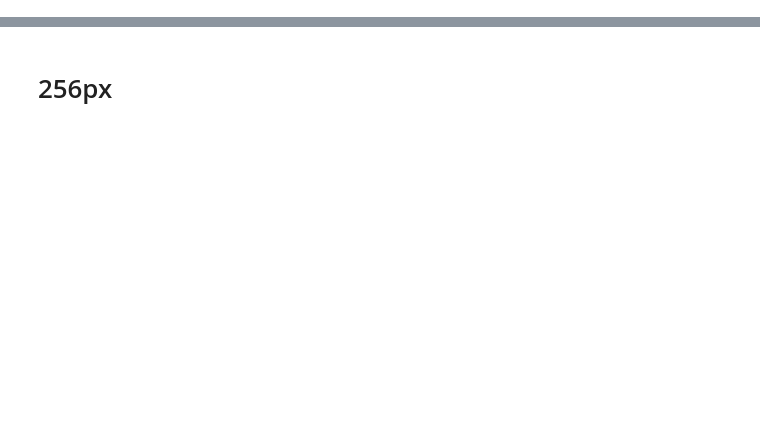
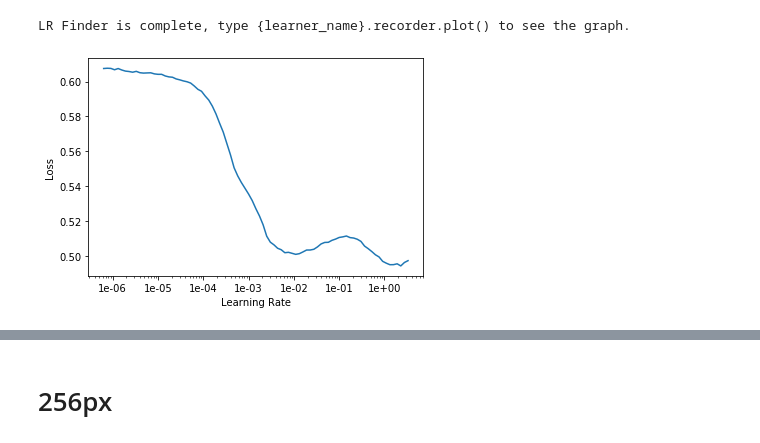
Before and after one commit to mameli/Artifact_Removal_GAN, a Jupyter notebook: unet_with_mobileNet.ipynb, the cells around one changed output, grey strips where cells are left out. Saved outputs shown, nothing was run; the diff lists cells and outputs as text; code cells hidden in the pictures; blank space fills up the shorter version.

```diff
--- a/unet_with_mobileNet.ipynb
+++ b/unet_with_mobileNet.ipynb
@@ -74,3 +92,7 @@ dataset/DIV2K_train_LR_mild
 model = geffnet.mobilenetv3_100
 # model = models.resnet34
 # model= geffnet.efficientnet_b4
+# %%
+# loss_func = FeatureLoss()
+loss_func = msssim
+# loss_func = calculate_frechet_distance
@@ -76,0 +101,8 @@ model = geffnet.mobilenetv3_100
+# %%
+bs=10
+sz=128
+lr = 1e-2
+wd = 1e-3
+epochs = 5
+# %%
+data_gen = get_DIV2k_data(path_lowRes_x8, bs=bs, sz=sz)
@@ -76,0 +114,20 @@ model = geffnet.mobilenetv3_100
+# %%
+wandbCallbacks = False
+
+if wandbCallbacks:
+    import wandb
+    from wandb.fastai import WandbCallback
+    config={"batch_size": bs,
+            "img_size": (sz, sz),
+            "learning_rate": lr,
+            "weight_decay": wd,
+            "num_epochs": epochs
+    }
+    wandb.init(project='SuperRes', config=config, id="gen_mobilenetV3_SSIM"+ datetime.now().strftime('_%m-%d_%H:%M'))
+
+    learn_gen.callback_fns.append(partial(WandbCallback, input_type='images'))
+# %%
+learn_gen.lr_find()
+learn_gen.recorder.plot()
+# learn_gen.summary()
+# %% [output]
@@ -76,0 +135,2 @@ model = geffnet.mobilenetv3_100
+LR Finder is complete, type {learner_name}.recorder.plot() to see the graph.
+[figure, added]
```
Also changed, not shown: parts of 29 cells of this notebook, 11 other files.
